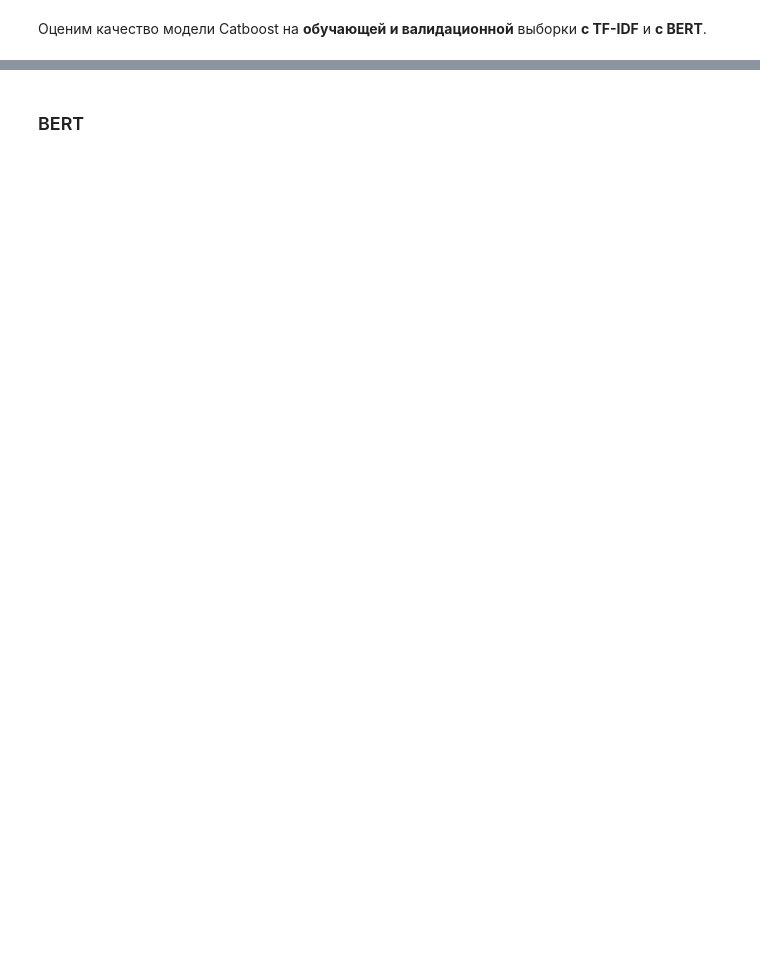
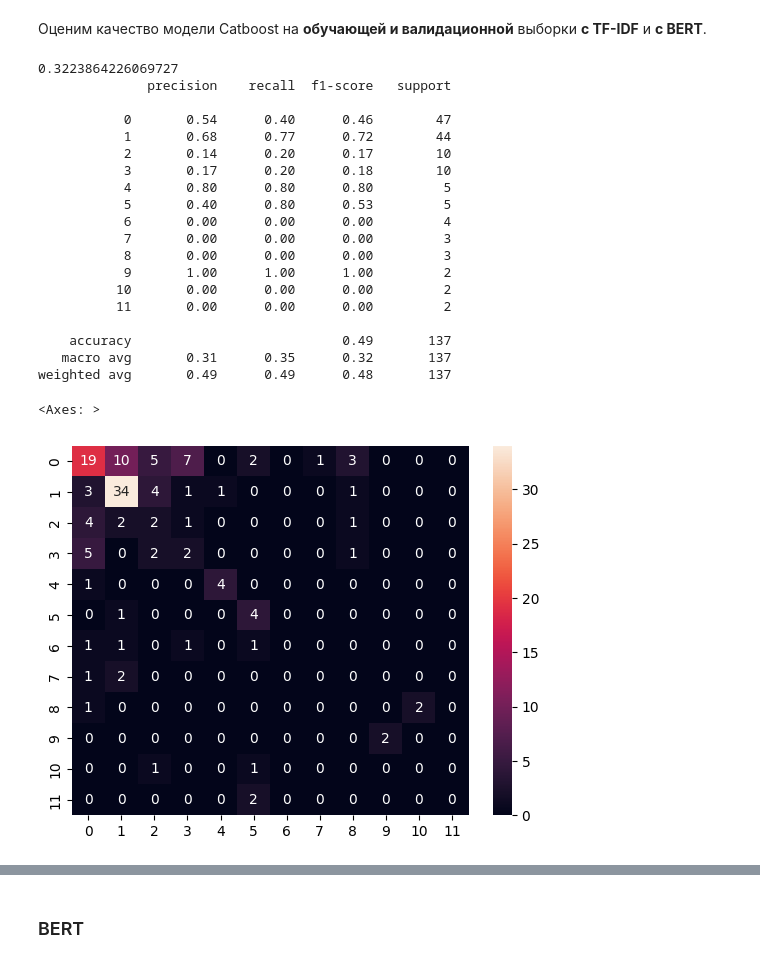
Before and after one commit to Astonish51/GlowByte_NLP_test, a Jupyter notebook: GlowByte_NLP.ipynb, the cells around one changed output, grey strips where cells are left out. Drawn from its saved outputs; the diff is of its cells as text; code cells hidden in the pictures; blank space fills up the shorter version.

```diff
--- a/GlowByte_NLP.ipynb
+++ b/GlowByte_NLP.ipynb
@@ -872,32 +968,53 @@ cb_scores_w_bert
 # %%
 cb_scores_full = []
 cb_model_full = []
 
-X_train, X_val, y_train, y_val = dataset_pipeline((train, val),
-                                                  (target_train, target_val),
-                                                  tokenizer_bert = tokenizer,
-                                                  model_bert = model,
-                                                  pca = pca,
-                                                  tfidf = vectorizer,
-                                                  scaler=scaler,
-                                                  index_train = index_train,
-                                                  index_val = index_val,
-                                                  bert=True,
-                                                  cv=False,
-                                                  device=device)
+X_train, X_val, y_train, y_val, _, _ = dataset_pipeline((train, val),
+                                                        (target_train, target_val),
+                                                        tokenizer_bert=tokenizer,
+                                                        model_bert=model,
+                                                        pca=pca_model,
+                                                        tfidf=vectorizer,
+                                                        index_train=index_train,
+                                                        index_val=index_val,
+                                                        bert=True,
+                                                        cv=False,
+                                                        device=device)
 
 text_pool = Pool(data=X_train, label=y_train)
 eval_pool = Pool(data=X_val, label=y_val)
 
 cb.fit(text_pool, eval_set=eval_pool, verbose=False)
 y_pred = cb.predict(eval_pool)
 score = f1_score(y_val, y_pred, average='macro')
 
 cb_scores_full.append(score)
 cb_model_full.append(cb)
 
 print(np.mean(cb_scores_full))
 print(classification_report(y_val, y_pred, zero_division=0))
 sns.heatmap(confusion_matrix(y_val, y_pred), annot=True)
+# %% [output]
+0.3223864226069727
+              precision    recall  f1-score   support
+
+           0       0.54      0.40      0.46        47
+           1       0.68      0.77      0.72        44
+           2       0.14      0.20      0.17        10
+           3       0.17      0.20      0.18        10
+           4       0.80      0.80      0.80         5
+           5       0.40      0.80      0.53         5
+           6       0.00      0.00      0.00         4
+           7       0.00      0.00      0.00         3
+           8       0.00      0.00      0.00         3
+           9       1.00      1.00      1.00         2
+          10       0.00      0.00      0.00         2
+          11       0.00      0.00      0.00         2
+
+    accuracy                           0.49       137
+   macro avg       0.31      0.35      0.32       137
+weighted avg       0.49      0.49      0.48       137
+<Axes: >
+[figure, added]
 # %%
 cb_scores_full
```
Also changed, not shown: parts of 170 cells of this notebook.
